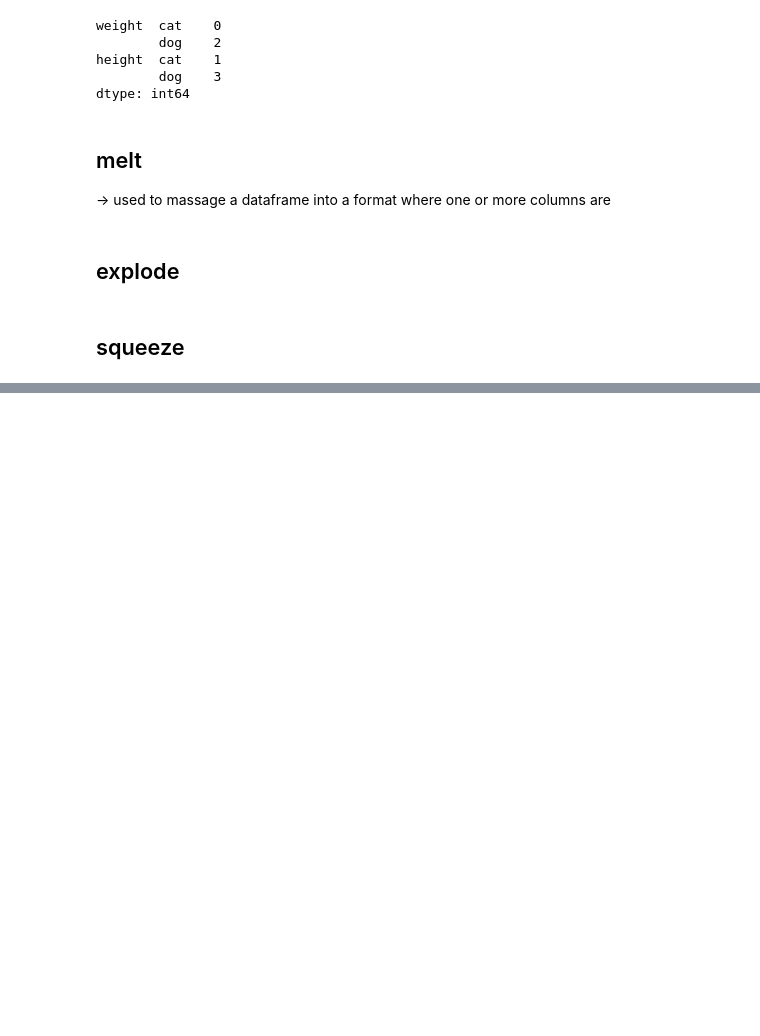
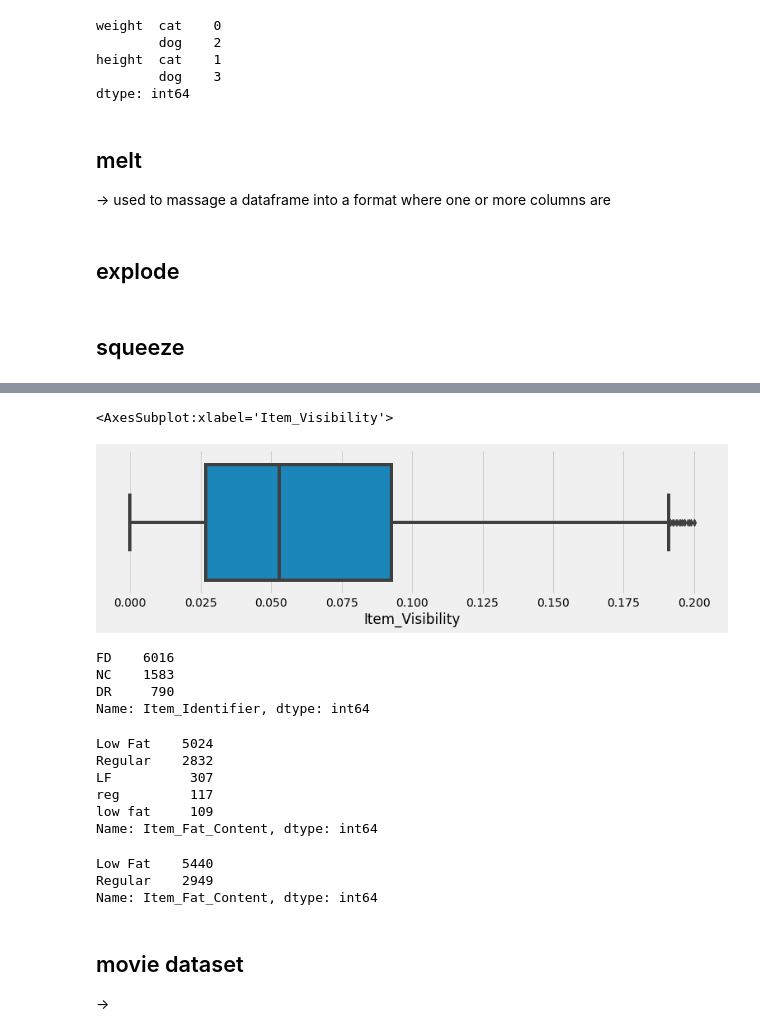
Before and after one commit to shreya1110-dev/ml, a Jupyter notebook: code.ipynb, the cells around one changed output, grey strips where cells are left out. Drawn from its saved outputs; the diff is of its cells as text; code cells hidden in the pictures; blank space fills up the shorter version.

Commit message:
cleaning datasets

```diff
--- a/code.ipynb
+++ b/code.ipynb
@@ -2557,0 +2629,41 @@ dtype: int64
+# %%
+# since only 1 variable has outliers, remove it
+data = data[data['Item_Visibility'] <= 0.2]
+# free of outliers
+sns.boxplot(data['Item_Visibility'])
+# %% [output]
+<AxesSubplot:xlabel='Item_Visibility'>
+[figure, added]
+# %%
+# look for other columns and check value counts
+# extract first 3 letters of identifier to check the type of variables
+data['Item_Identifier'] = data['Item_Identifier'].apply(lambda x:x[0:2])
+# extract count of the types of identifiers
+data['Item_Identifier'].value_counts()
+# %% [output]
+FD    6016
+NC    1583
+DR     790
+Name: Item_Identifier, dtype: int64
+# %%
+# extract fat content
+data['Item_Fat_Content'].value_counts()
+# since the same entry is made in different ways replace them
+# %% [output]
+Low Fat    5024
+Regular    2832
+LF          307
+reg         117
+low fat     109
+Name: Item_Fat_Content, dtype: int64
+# %%
+# bring uniform labels
+data['Item_Fat_Content'] = data['Item_Fat_Content'].replace(('low fat' , 'LF', 'reg'), ('Low Fat', 'Low Fat', 'Regular'))
+data['Item_Fat_Content'].value_counts()
+# %% [output]
+Low Fat    5440
+Regular    2949
+Name: Item_Fat_Content, dtype: int64
+# %% [markdown]
+## movie dataset
+->
```
Also changed, not shown: parts of 6 cells of this notebook.
